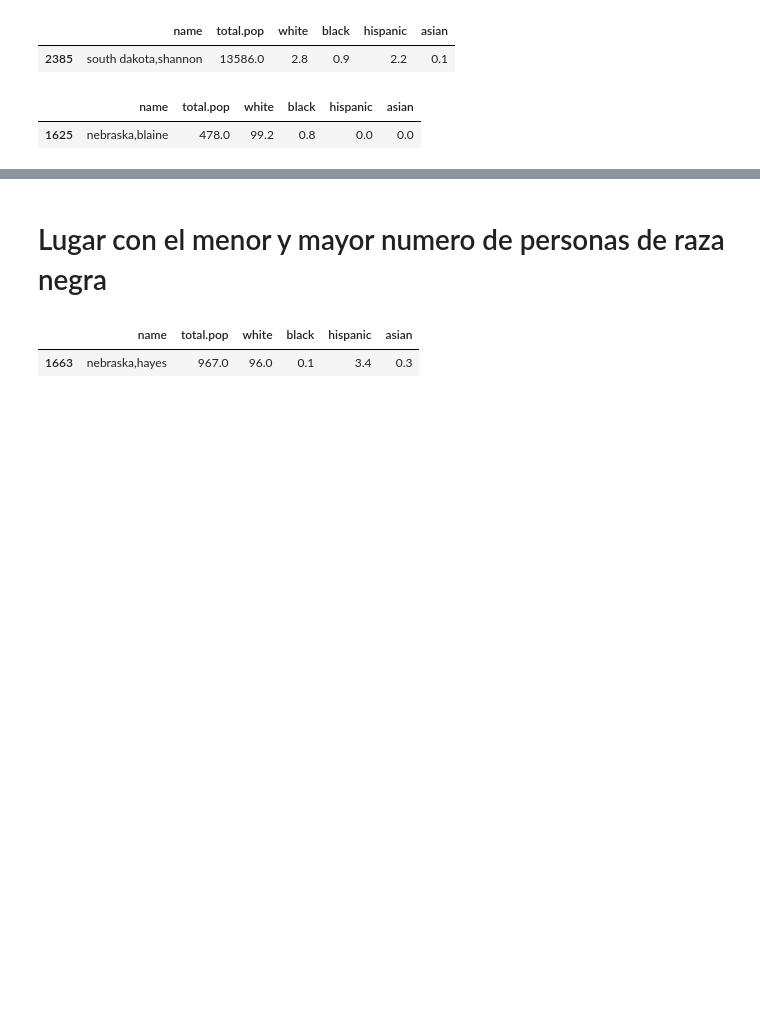
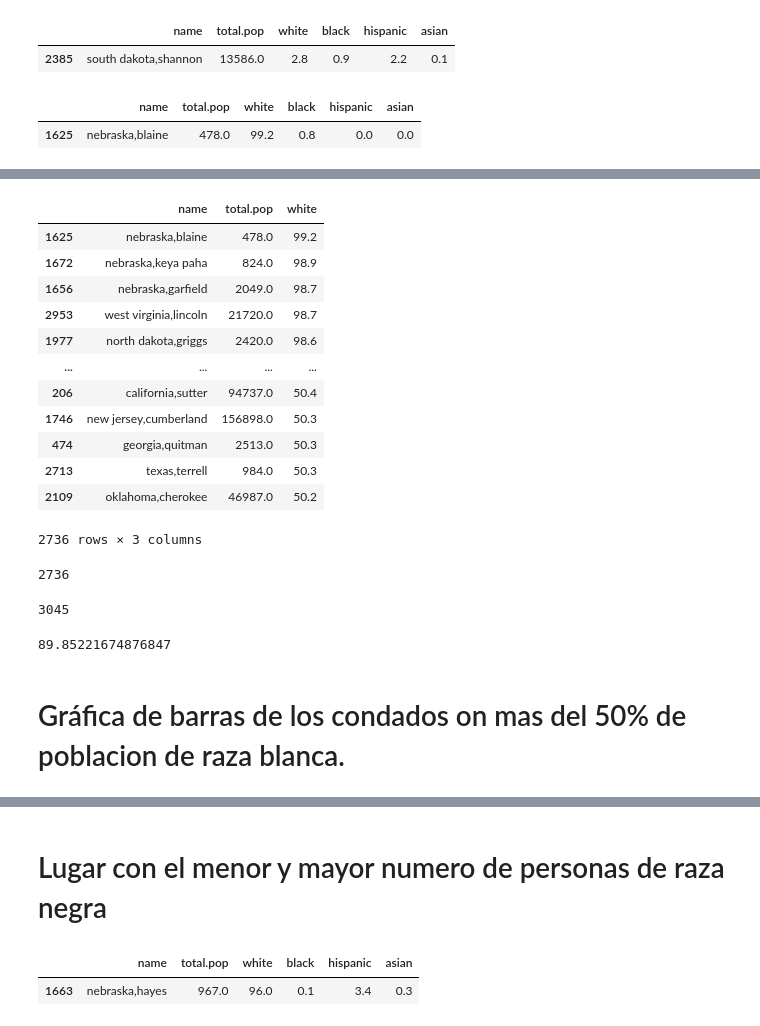
Before and after one commit to giocarro/Ciencia_de_datos, a Jupyter notebook: Pandas_tarea_1.ipynb, the cells around one changed output, grey strips where cells are left out. Drawn from its saved outputs; the diff is of its cells as text; code cells hidden in the pictures; blank space fills up the shorter version.

```diff
--- a/Pandas_tarea_1.ipynb
+++ b/Pandas_tarea_1.ipynb
@@ -192,0 +196,34 @@ memory usage: 144.6+ KB
+# %%
+df_wt1 = df_wt.loc[df_wt['white'] > 50].sort_values('white', ascending = False)
+df_wt1
+# %% [output]
+|  | name | total.pop | white |
+| 1625 | nebraska,blaine | 478.0 | 99.2 |
+| 1672 | nebraska,keya paha | 824.0 | 98.9 |
+| 1656 | nebraska,garfield | 2049.0 | 98.7 |
+| 2953 | west virginia,lincoln | 21720.0 | 98.7 |
+| 1977 | north dakota,griggs | 2420.0 | 98.6 |
+| ... | ... | ... | ... |
+| 206 | california,sutter | 94737.0 | 50.4 |
+| 1746 | new jersey,cumberland | 156898.0 | 50.3 |
+| 474 | georgia,quitman | 2513.0 | 50.3 |
+| 2713 | texas,terrell | 984.0 | 50.3 |
+| 2109 | oklahoma,cherokee | 46987.0 | 50.2 |
+2736 rows × 3 columns
+# %%
+#Cantidad de condados con mas del 50% con gente de raza blanca
+len(df_wt1['name'])
+# %% [output]
+2736
+# %%
+#Cantidad de condados en total sin datos nulos
+len(df1['name'])
+# %% [output]
+3045
+# %%
+#Porcentaje de condados donde mas del 50% de la poblacion es de raza blanca
+len(df_wt1['name'])/len(df1['name'])*100
+# %% [output]
+89.85221674876847
+# %% [markdown]
+# Gráfica de barras de los condados on mas del 50% de poblacion de raza blanca.
```
Also changed, not shown: parts of 6 cells of this notebook.
